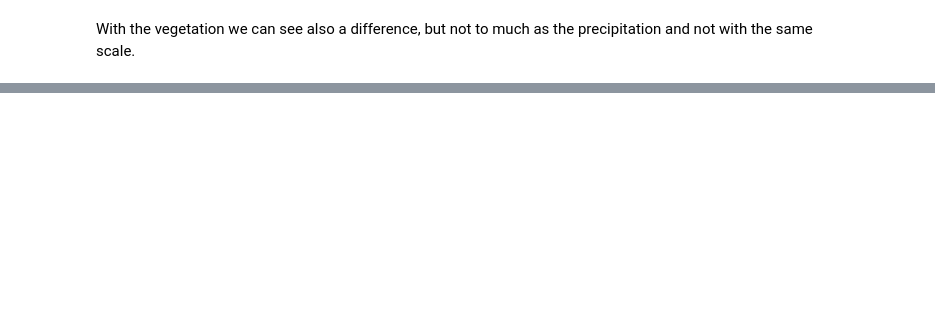
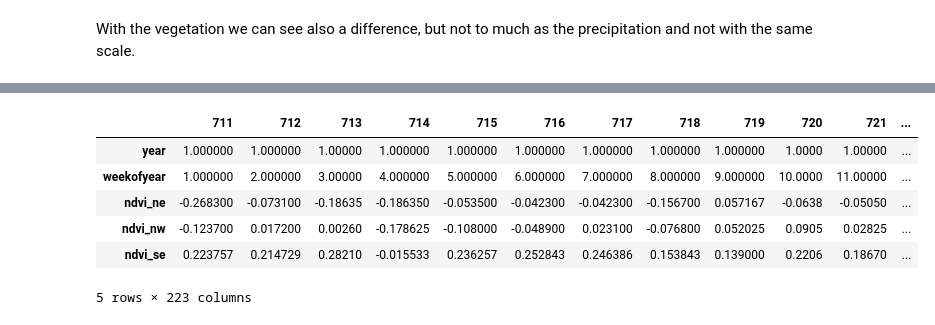
Before and after one commit to raulbs7/Machine-Learning-Techniques-Project, a Jupyter notebook: Milestone1.ipynb, the cells around one changed output, grey strips where cells are left out. Cells and saved outputs as stored; diff of their text form; code cells hidden in the pictures; blank space fills up the shorter version.

```diff
--- a/Milestone1.ipynb
+++ b/Milestone1.ipynb
@@ -759,0 +769,12 @@ With the vegetation we can see also a difference, but not to much as the precipi
+# %%
+filter_data_feat = np.transpose(filter_data)
+names = filter_data_feat.index.values
+filter_data_feat.head()
+# %% [output]
+|  | 711 | 712 | 713 | 714 | 715 | 716 | 717 | 718 | 719 | 720 | 721 | ... |
+| year | 1.000000 | 1.000000 | 1.00000 | 1.000000 | 1.000000 | 1.000000 | 1.000000 | 1.000000 | 1.000000 | 1.0000 | 1.00000 | ... |
+| weekofyear | 1.000000 | 2.000000 | 3.00000 | 4.000000 | 5.000000 | 6.000000 | 7.000000 | 8.000000 | 9.000000 | 10.0000 | 11.00000 | ... |
+| ndvi_ne | -0.268300 | -0.073100 | -0.18635 | -0.186350 | -0.053500 | -0.042300 | -0.042300 | -0.156700 | 0.057167 | -0.0638 | -0.05050 | ... |
+| ndvi_nw | -0.123700 | 0.017200 | 0.00260 | -0.178625 | -0.108000 | -0.048900 | 0.023100 | -0.076800 | 0.052025 | 0.0905 | 0.02825 | ... |
+| ndvi_se | 0.223757 | 0.214729 | 0.28210 | -0.015533 | 0.236257 | 0.252843 | 0.246386 | 0.153843 | 0.139000 | 0.2206 | 0.18670 | ... |
+5 rows × 223 columns
```
Also changed, not shown: parts of 36 cells of this notebook.
